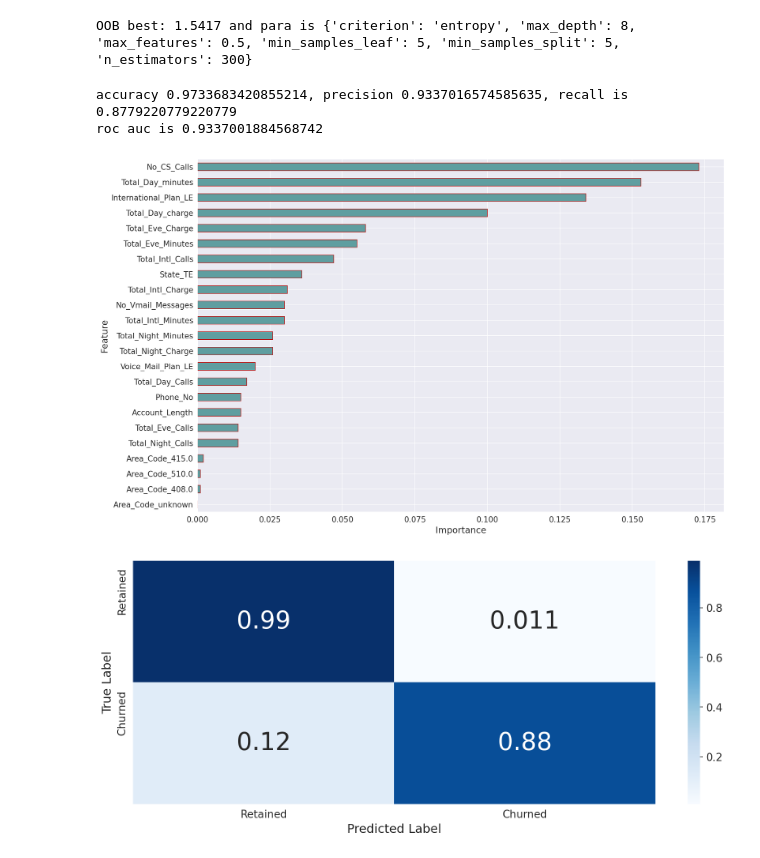
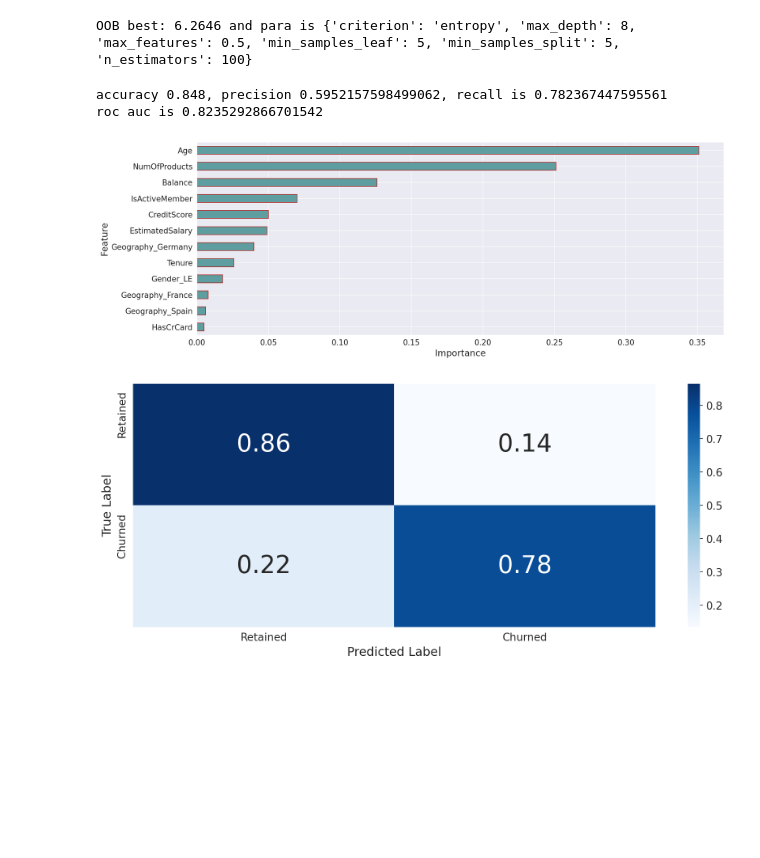
Before and after one commit to evril7490/test, a Jupyter notebook: Classification_EDA_ModelValuation.ipynb, the cells around one changed output. Saved outputs shown, nothing was run; the diff lists cells and outputs as text; code cells hidden in the pictures; blank space fills up the shorter version.

```diff
--- a/Classification_EDA_ModelValuation.ipynb
+++ b/Classification_EDA_ModelValuation.ipynb
@@ -395,9 +379,9 @@ preprocess_dict['target_encode_dict']= target_encode_dict
 # %%
-train_df['Area_Code']=train_df['Area_Code'].astype(str)
-train_df,one_hot_enc_dict = one_hot_encoder(train_df,feat_cols=['Area_Code'])
+# train_df['Area_Code']=train_df['Area_Code'].astype(str)
+train_df,one_hot_enc_dict = one_hot_encoder(train_df,feat_cols=['Geography'])
 preprocess_dict['one_hot_enc_dict']= one_hot_enc_dict
 # %%
-train_df,label_enc_dict = label_encoder(train_df,feat_cols=['International_Plan','Voice_Mail_Plan'],postfix='_LE')
+train_df,label_enc_dict = label_encoder(train_df,feat_cols=['Gender'],postfix='_LE')
 preprocess_dict['label_enc_dict']= label_enc_dict
 # %%
 train_df.head()
@@ -431,3 +403,9 @@ feats= ['State_TE', 'Area_Code_408.0','Area_Code_415.0', 'Area_Code_510.0', 'Are
+# %%
+feats= ['CreditScore', 'Age', 'Tenure', 'Balance',
+       'NumOfProducts', 'HasCrCard', 'IsActiveMember', 'EstimatedSalary',
+        'Geography_France', 'Geography_Germany', 'Geography_Spain',
+       'Gender_LE'
+       ]
 # %%
 #### Train model
 #### This step is to get optiaml parameters and feature importance to select the approraite features in the final model
@@ -463,17 +441,17 @@ param_grid = {
     'min_samples_split': [5,11,19],
 }
 best_rf_clf = parameter_search(train_df[feats].values,
-                               train_df['Churn'].values,estimator=rf,param_grid=param_grid)
+                               train_df['Exited'].values,estimator=rf,param_grid=param_grid)
 # %% [output]
-OOB best: 1.5417 and para is {'criterion': 'entropy', 'max_depth': 8, 'max_features': 0.5, 'min_samples_leaf': 5, 'min_samples_split': 5, 'n_estimators': 300}
+OOB best: 6.2646 and para is {'criterion': 'entropy', 'max_depth': 8, 'max_features': 0.5, 'min_samples_leaf': 5, 'min_samples_split': 5, 'n_estimators': 100}
 # %%
 importances = plot_feature_imp(best_rf_clf,feats)
-clf_performance(train_df[feats].values, train_df['Churn'].values,best_rf_clf, 'Random Forest', 'RF')
+clf_performance(train_df[feats].values, train_df['Exited'].values,best_rf_clf, 'Random Forest', 'RF')
 # %% [output]
-accuracy 0.9733683420855214, precision 0.9337016574585635, recall is 0.8779220779220779
-roc auc is 0.9337001884568742
+accuracy 0.848, precision 0.5952157598499062, recall is 0.782367447595561
+roc auc is 0.8235292866701542
-[figure, old version]
+[figure, new version]
-[figure, old version]
+[figure, new version]
 # %%
 #### Evaluate on the test set
 # %%
```
Also changed, not shown: parts of 19 cells of this notebook.
